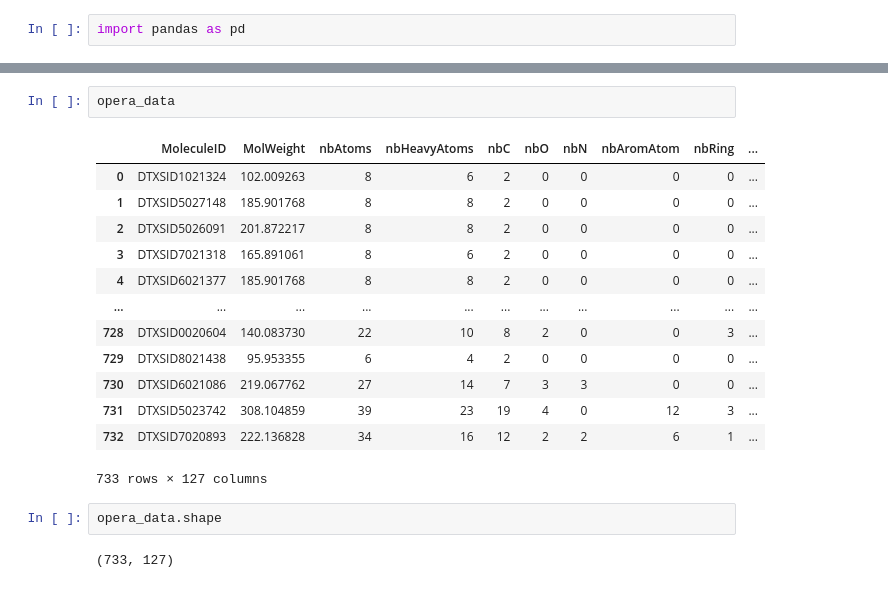
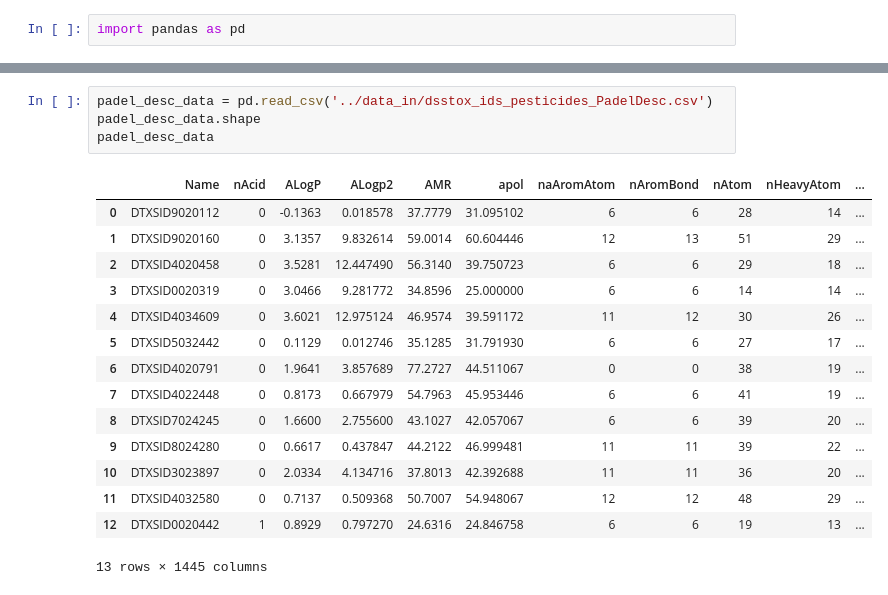
Before and after one commit to amphibian-exeff/purucker_modelselection, a Jupyter notebook: notebooks/data_preprocess.ipynb, the cells around one changed output, grey strips where cells are left out. Saved outputs shown, nothing was run; the diff lists cells and outputs as text.

```diff
--- a/notebooks/data_preprocess.ipynb
+++ b/notebooks/data_preprocess.ipynb
@@ -5,20 +71,20 @@ opera_data = pd.read_csv('../data_in/opera_preds.csv')
-# %%
-opera_data
-# %% [output]
-|  | MoleculeID | MolWeight | nbAtoms | nbHeavyAtoms | nbC | nbO | nbN | nbAromAtom | nbRing | ... |
-| 0 | DTXSID1021324 | 102.009263 | 8 | 6 | 2 | 0 | 0 | 0 | 0 | ... |
-| 1 | DTXSID5027148 | 185.901768 | 8 | 8 | 2 | 0 | 0 | 0 | 0 | ... |
-| 2 | DTXSID5026091 | 201.872217 | 8 | 8 | 2 | 0 | 0 | 0 | 0 | ... |
-| 3 | DTXSID7021318 | 165.891061 | 8 | 6 | 2 | 0 | 0 | 0 | 0 | ... |
-| 4 | DTXSID6021377 | 185.901768 | 8 | 8 | 2 | 0 | 0 | 0 | 0 | ... |
-| ... | ... | ... | ... | ... | ... | ... | ... | ... | ... | ... |
-| 728 | DTXSID0020604 | 140.083730 | 22 | 10 | 8 | 2 | 0 | 0 | 3 | ... |
-| 729 | DTXSID8021438 | 95.953355 | 6 | 4 | 2 | 0 | 0 | 0 | 0 | ... |
-| 730 | DTXSID6021086 | 219.067762 | 27 | 14 | 7 | 3 | 3 | 0 | 0 | ... |
-| 731 | DTXSID5023742 | 308.104859 | 39 | 23 | 19 | 4 | 0 | 12 | 3 | ... |
-| 732 | DTXSID7020893 | 222.136828 | 34 | 16 | 12 | 2 | 2 | 6 | 1 | ... |
-733 rows × 127 columns
-# %%
-opera_data.shape
-# %% [output]
-(733, 127)
+# %%
+padel_desc_data = pd.read_csv('../data_in/dsstox_ids_pesticides_PadelDesc.csv')
+padel_desc_data.shape
+padel_desc_data
+# %% [output]
+|  | Name | nAcid | ALogP | ALogp2 | AMR | apol | naAromAtom | nAromBond | nAtom | nHeavyAtom | ... |
+| 0 | DTXSID9020112 | 0 | -0.1363 | 0.018578 | 37.7779 | 31.095102 | 6 | 6 | 28 | 14 | ... |
+| 1 | DTXSID9020160 | 0 | 3.1357 | 9.832614 | 59.0014 | 60.604446 | 12 | 13 | 51 | 29 | ... |
+| 2 | DTXSID4020458 | 0 | 3.5281 | 12.447490 | 56.3140 | 39.750723 | 6 | 6 | 29 | 18 | ... |
+| 3 | DTXSID0020319 | 0 | 3.0466 | 9.281772 | 34.8596 | 25.000000 | 6 | 6 | 14 | 14 | ... |
+| 4 | DTXSID4034609 | 0 | 3.6021 | 12.975124 | 46.9574 | 39.591172 | 11 | 12 | 30 | 26 | ... |
+| 5 | DTXSID5032442 | 0 | 0.1129 | 0.012746 | 35.1285 | 31.791930 | 6 | 6 | 27 | 17 | ... |
+| 6 | DTXSID4020791 | 0 | 1.9641 | 3.857689 | 77.2727 | 44.511067 | 0 | 0 | 38 | 19 | ... |
+| 7 | DTXSID4022448 | 0 | 0.8173 | 0.667979 | 54.7963 | 45.953446 | 6 | 6 | 41 | 19 | ... |
+| 8 | DTXSID7024245 | 0 | 1.6600 | 2.755600 | 43.1027 | 42.057067 | 6 | 6 | 39 | 20 | ... |
+| 9 | DTXSID8024280 | 0 | 0.6617 | 0.437847 | 44.2122 | 46.999481 | 11 | 11 | 39 | 22 | ... |
+| 10 | DTXSID3023897 | 0 | 2.0334 | 4.134716 | 37.8013 | 42.392688 | 11 | 11 | 36 | 20 | ... |
+| 11 | DTXSID4032580 | 0 | 0.7137 | 0.509368 | 50.7007 | 54.948067 | 12 | 12 | 48 | 29 | ... |
+| 12 | DTXSID0020442 | 1 | 0.8929 | 0.797270 | 24.6316 | 24.846758 | 6 | 6 | 19 | 13 | ... |
+13 rows × 1445 columns
```
Also changed, not shown: parts of 4 cells of this notebook.
